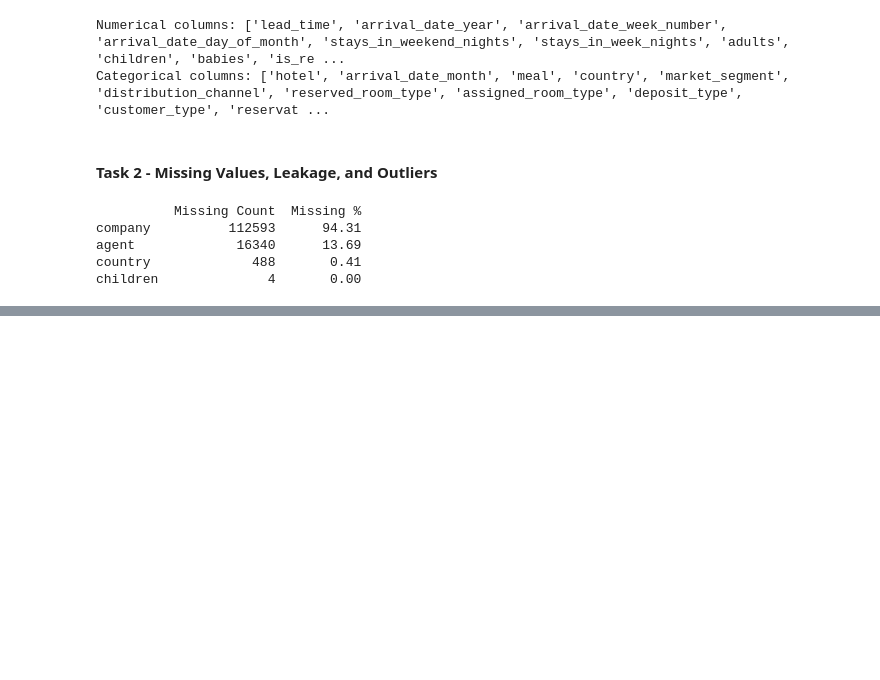
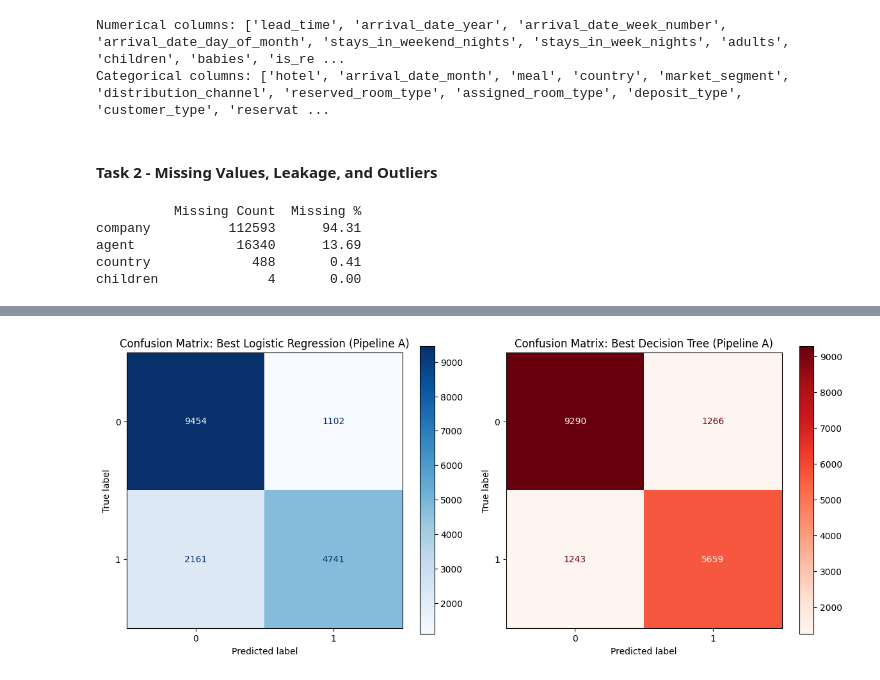
Before and after one commit to 202618064-dau/202618064_DS605, a Jupyter notebook: 202618064_LAB_003/202618064_lab3.ipynb, the cells around one changed output, grey strips where cells are left out. Saved outputs shown, nothing was run; the diff lists cells and outputs as text; code cells hidden in the pictures; blank space fills up the shorter version.

```diff
--- a/202618064_LAB_003/202618064_lab3.ipynb
+++ b/202618064_LAB_003/202618064_lab3.ipynb
@@ -211,0 +145,5 @@ Potential outliers: 0
+# %%
+#Remove columns that directly reveal the final booking outcome, such as reservation_status and reservation_status_date.
+leakage_cols = ["reservation_status", "reservation_status_date"]
+df = df.drop(columns=[c for c in leakage_cols if c in df.columns])
+print("Dropped leakage columns:", leakage_cols)
@@ -211,0 +390,19 @@ Potential outliers: 0
+# %%
+# max_iter=1000 (already set) gives LogisticRegression enough iterations to converge
+# given the large number of one-hot-encoded features (238 columns).
+# DecisionTreeClassifier needs no scaling to work correctly, but we still run it
+# through both pipelines to explicitly test whether scaling affects it.
+
+#should obtain four trained model-pipeline combinations in total.
+
+logreg_pipeline_A.fit(X_train, y_train)
+print("Logistic Regression + Pipeline A (StandardScaler): trained")
+
+logreg_pipeline_B.fit(X_train, y_train)
+print("Logistic Regression + Pipeline B (MinMaxScaler): trained")
+
+tree_pipeline_A.fit(X_train, y_train)
+print("Decision Tree + Pipeline A (StandardScaler): trained")
+
+tree_pipeline_B.fit(X_train, y_train)
+print("Decision Tree + Pipeline B (MinMaxScaler): trained")
@@ -211,0 +469,19 @@ Potential outliers: 0
+# %%
+fig, axes = plt.subplots(1, 2, figsize=(12, 5))
+
+ConfusionMatrixDisplay.from_estimator(
+    logreg_pipeline_A, X_test, y_test,
+    ax=axes[0], cmap="Blues"
+)
+axes[0].set_title("Confusion Matrix: Best Logistic Regression (Pipeline A)")
+
+ConfusionMatrixDisplay.from_estimator(
+    tree_pipeline_A, X_test, y_test,
+    ax=axes[1], cmap="Reds"
+)
+axes[1].set_title("Confusion Matrix: Best Decision Tree (Pipeline A)")
+
+plt.tight_layout()
+plt.show()
+# %% [output]
+[figure, added]
```
Also changed, not shown: parts of 40 cells of this notebook, 1 other file.
